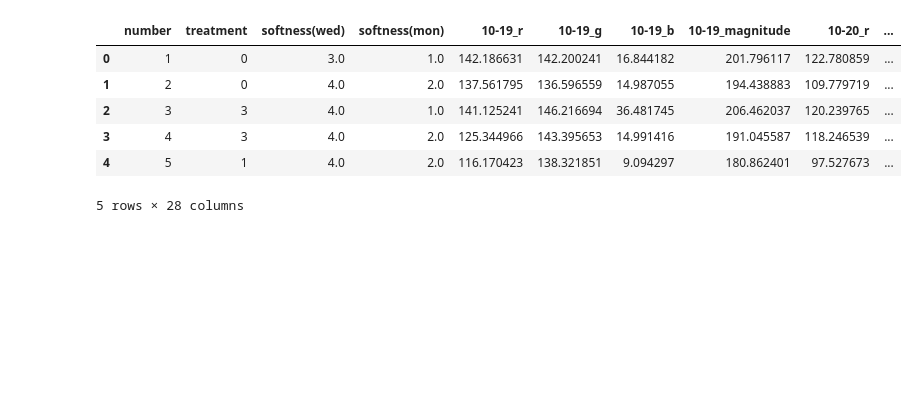
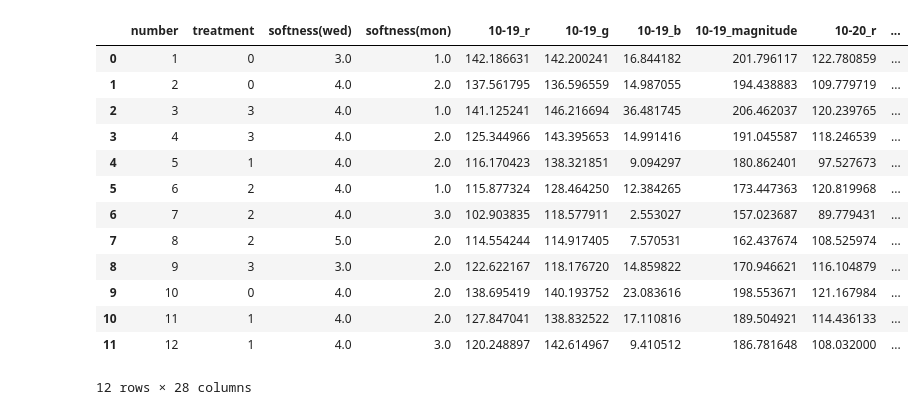
Before and after one commit to unique-subedi/fruit-ripening-experiment, a Jupyter notebook: Unique_fruit_ripening.ipynb, the cells around one changed output. Cells and saved outputs as stored; diff of their text form; code cells hidden in the pictures; blank space fills up the shorter version.

```diff
--- a/Unique_fruit_ripening.ipynb
+++ b/Unique_fruit_ripening.ipynb
@@ -20,15 +20,22 @@ data = pd.read_csv("data.csv")
 banana = pd.read_csv("banana.csv")
 # %%
 df = pd.concat([data, banana.iloc[:,1:]], axis =1)
-df.head()
+df
 # %% [output]
 |  | number | treatment | softness(wed) | softness(mon) | 10-19_r | 10-19_g | 10-19_b | 10-19_magnitude | 10-20_r | ... |
 | 0 | 1 | 0 | 3.0 | 1.0 | 142.186631 | 142.200241 | 16.844182 | 201.796117 | 122.780859 | ... |
 | 1 | 2 | 0 | 4.0 | 2.0 | 137.561795 | 136.596559 | 14.987055 | 194.438883 | 109.779719 | ... |
 | 2 | 3 | 3 | 4.0 | 1.0 | 141.125241 | 146.216694 | 36.481745 | 206.462037 | 120.239765 | ... |
 | 3 | 4 | 3 | 4.0 | 2.0 | 125.344966 | 143.395653 | 14.991416 | 191.045587 | 118.246539 | ... |
 | 4 | 5 | 1 | 4.0 | 2.0 | 116.170423 | 138.321851 | 9.094297 | 180.862401 | 97.527673 | ... |
+| 5 | 6 | 2 | 4.0 | 1.0 | 115.877324 | 128.464250 | 12.384265 | 173.447363 | 120.819968 | ... |
+| 6 | 7 | 2 | 4.0 | 3.0 | 102.903835 | 118.577911 | 2.553027 | 157.023687 | 89.779431 | ... |
+| 7 | 8 | 2 | 5.0 | 2.0 | 114.554244 | 114.917405 | 7.570531 | 162.437674 | 108.525974 | ... |
+| 8 | 9 | 3 | 3.0 | 2.0 | 122.622167 | 118.176720 | 14.859822 | 170.946621 | 116.104879 | ... |
+| 9 | 10 | 0 | 4.0 | 2.0 | 138.695419 | 140.193752 | 23.083616 | 198.553671 | 121.167984 | ... |
+| 10 | 11 | 1 | 4.0 | 2.0 | 127.847041 | 138.832522 | 17.110816 | 189.504921 | 114.436133 | ... |
+| 11 | 12 | 1 | 4.0 | 3.0 | 120.248897 | 142.614967 | 9.410512 | 186.781648 | 108.032000 | ... |
-5 rows × 28 columns
+12 rows × 28 columns
 # %%
 df_fl = df[['number', 'treatment', '10-19_g', '10-19_magnitude', '10-24_g', '10-24_magnitude']]
 df_fl.head()
```
Also changed, not shown: parts of 2 cells of this notebook.
